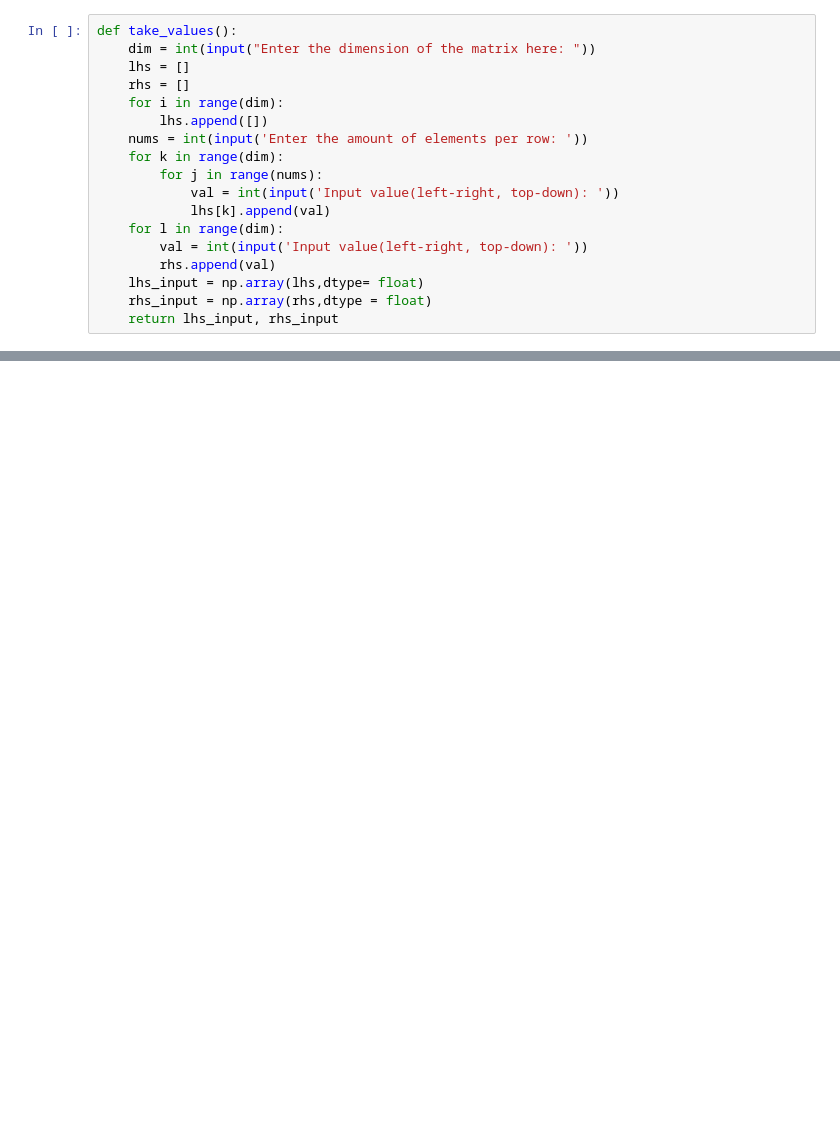
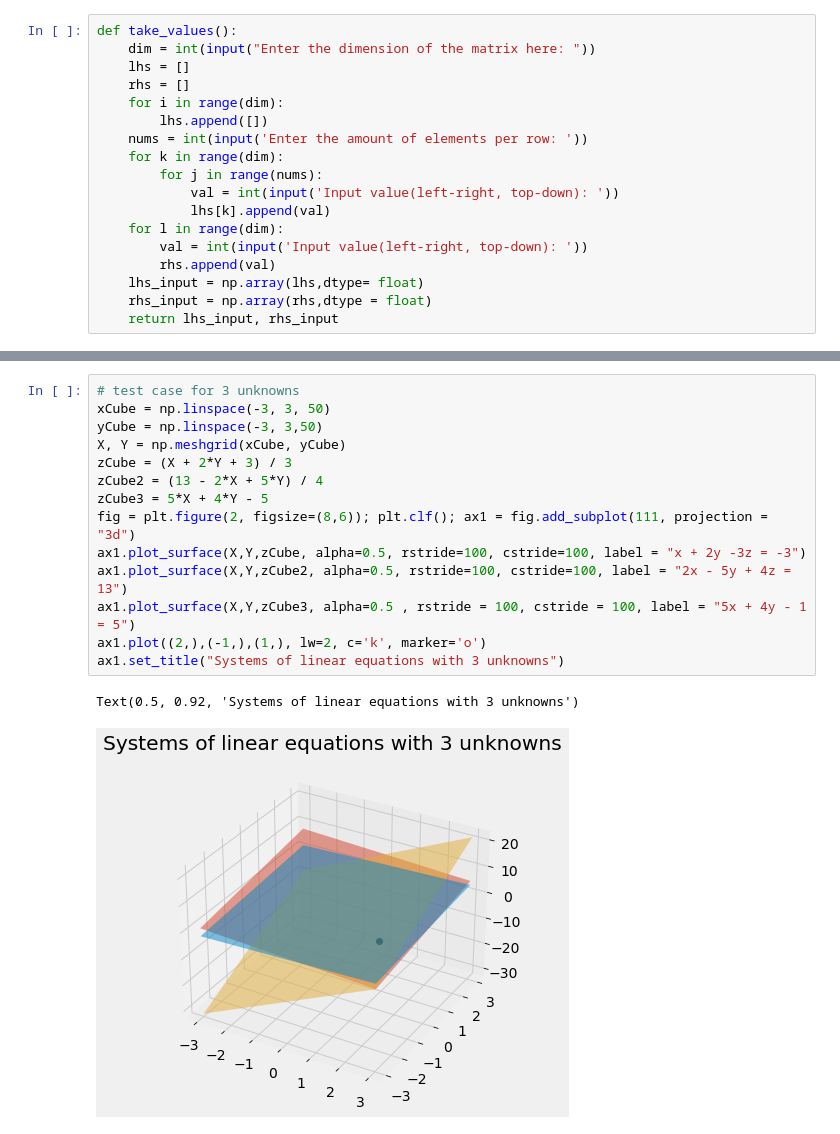
Before and after one commit to EdwardMatthew/Gauss-Jordan-Elimination, a Jupyter notebook: Final Project code cleanup.ipynb, the cells around one changed output, grey strips where cells are left out. Drawn from its saved outputs; the diff is of its cells as text; blank space fills up the shorter version.

```diff
--- a/Final Project code cleanup.ipynb
+++ b/Final Project code cleanup.ipynb
@@ -90,0 +168,17 @@ Enter here: 2
+# %%
+# test case for 3 unknowns
+xCube = np.linspace(-3, 3, 50)
+yCube = np.linspace(-3, 3,50)
+X, Y = np.meshgrid(xCube, yCube)
+zCube = (X + 2*Y + 3) / 3
+zCube2 = (13 - 2*X + 5*Y) / 4
+zCube3 = 5*X + 4*Y - 5
+fig = plt.figure(2, figsize=(8,6)); plt.clf(); ax1 = fig.add_subplot(111, projection = "3d")
+ax1.plot_surface(X,Y,zCube, alpha=0.5, rstride=100, cstride=100, label = "x + 2y -3z = -3")
+ax1.plot_surface(X,Y,zCube2, alpha=0.5, rstride=100, cstride=100, label = "2x - 5y + 4z = 13")
+ax1.plot_surface(X,Y,zCube3, alpha=0.5 , rstride = 100, cstride = 100, label = "5x + 4y - 1 = 5")
+ax1.plot((2,),(-1,),(1,), lw=2, c='k', marker='o')
+ax1.set_title("Systems of linear equations with 3 unknowns")
+# %% [output]
+Text(0.5, 0.92, 'Systems of linear equations with 3 unknowns')
+[figure, added]
```
Also changed, not shown: parts of 7 cells of this notebook.
